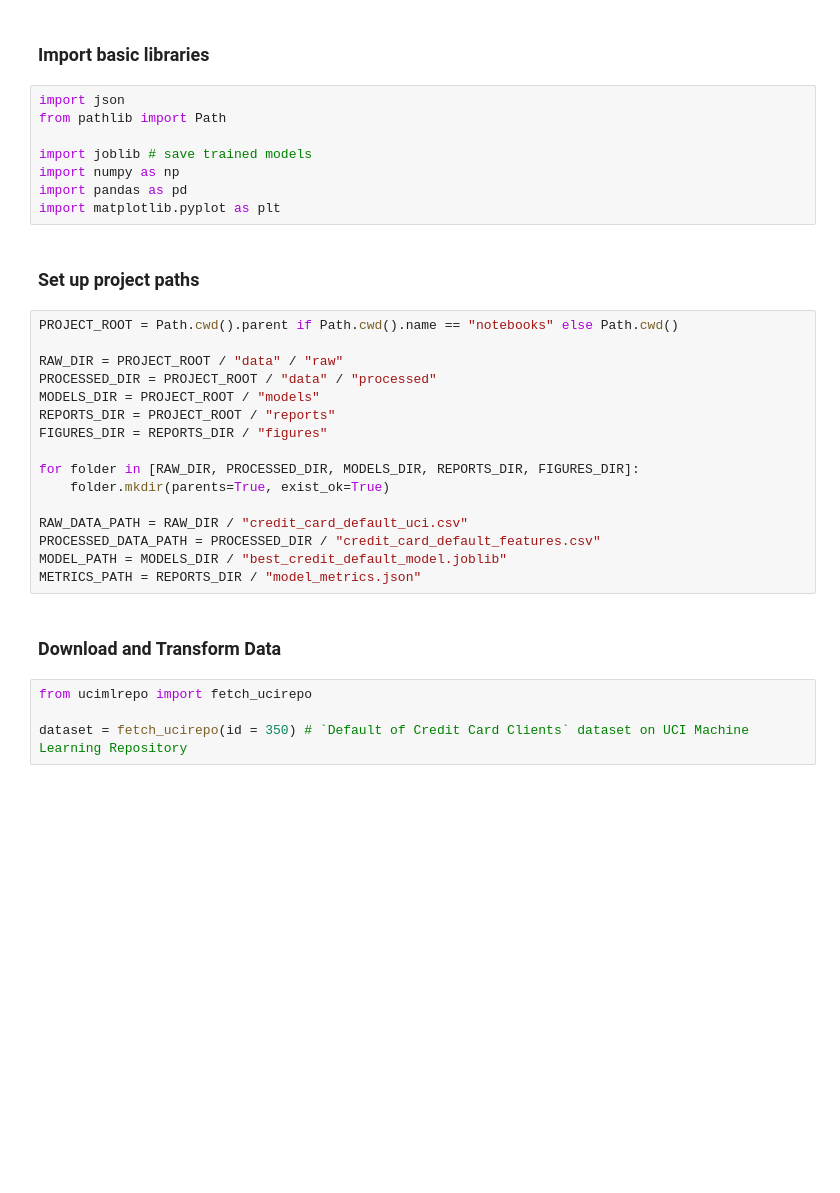
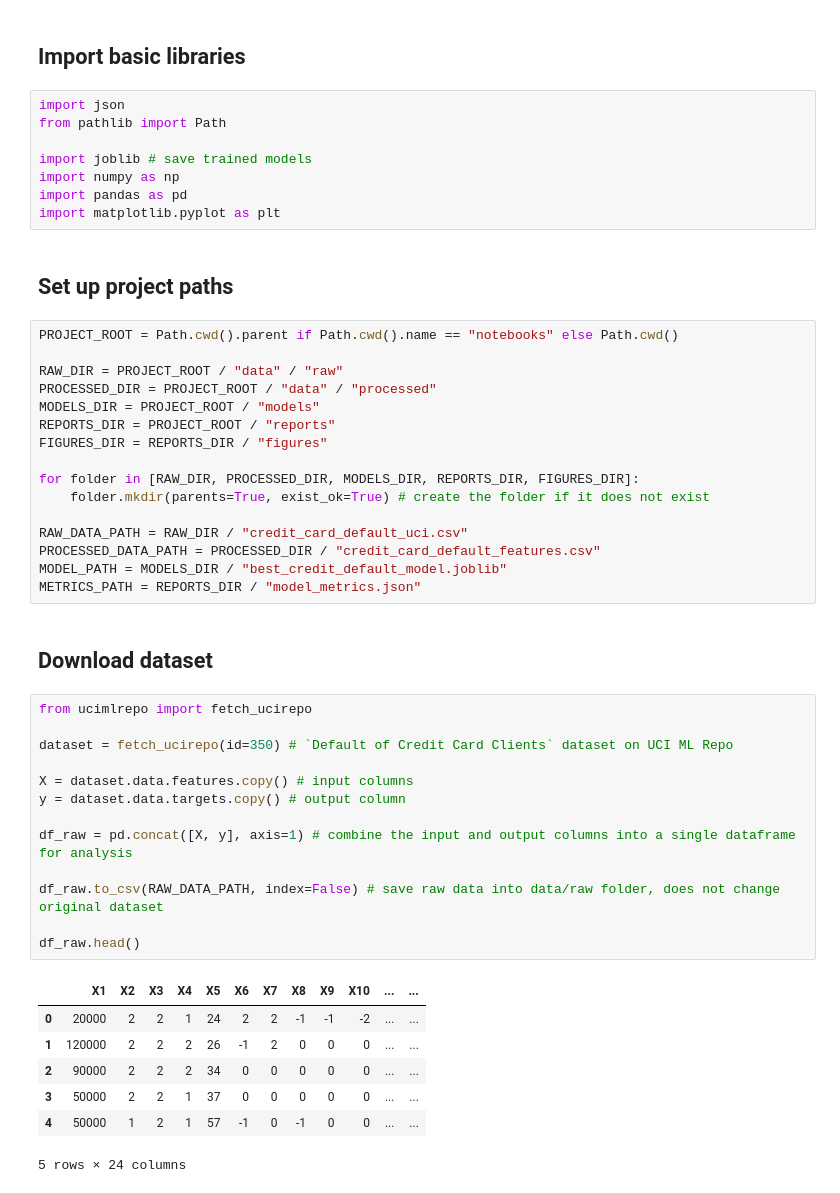
Before and after one commit to ehneh03/credit-card-default-risk, a Jupyter notebook: notebooks/01_credit_default_risk_walkthrough.ipynb, the cells around one changed output. Saved outputs shown, nothing was run; the diff lists cells and outputs as text; blank space fills up the shorter version.

```diff
--- a/notebooks/01_credit_default_risk_walkthrough.ipynb
+++ b/notebooks/01_credit_default_risk_walkthrough.ipynb
@@ -23,5 +22,5 @@ Note: you may need to restart the kernel to use updated packages.
 # %% [markdown]
-### Import basic libraries
+## Import basic libraries
 # %%
 import json
 from pathlib import Path
@@ -31,7 +30,7 @@ import numpy as np
 import pandas as pd
 import matplotlib.pyplot as plt
 # %% [markdown]
-### Set up project paths
+## Set up project paths
 # %%
 PROJECT_ROOT = Path.cwd().parent if Path.cwd().name == "notebooks" else Path.cwd()
 
@@ -42,15 +41,32 @@ REPORTS_DIR = PROJECT_ROOT / "reports"
 FIGURES_DIR = REPORTS_DIR / "figures"
 
 for folder in [RAW_DIR, PROCESSED_DIR, MODELS_DIR, REPORTS_DIR, FIGURES_DIR]:
-    folder.mkdir(parents=True, exist_ok=True)
+    folder.mkdir(parents=True, exist_ok=True) # create the folder if it does not exist
 
 RAW_DATA_PATH = RAW_DIR / "credit_card_default_uci.csv"
 PROCESSED_DATA_PATH = PROCESSED_DIR / "credit_card_default_features.csv"
 MODEL_PATH = MODELS_DIR / "best_credit_default_model.joblib"
 METRICS_PATH = REPORTS_DIR / "model_metrics.json"
 # %% [markdown]
-### Download and Transform Data
+## Download dataset
 # %%
 from ucimlrepo import fetch_ucirepo
 
-dataset = fetch_ucirepo(id = 350) # `Default of Credit Card Clients` dataset on UCI Machine Learning Repository
+dataset = fetch_ucirepo(id=350) # `Default of Credit Card Clients` dataset on UCI ML Repo
+
+X = dataset.data.features.copy() # input columns
+y = dataset.data.targets.copy() # output column
+
+df_raw = pd.concat([X, y], axis=1) # combine the input and output columns into a single dataframe for analysis
+
+df_raw.to_csv(RAW_DATA_PATH, index=False) # save raw data into data/raw folder, does not change original dataset
+
+df_raw.head()
+# %% [output]
+|  | X1 | X2 | X3 | X4 | X5 | X6 | X7 | X8 | X9 | X10 | ... | ... |
+| 0 | 20000 | 2 | 2 | 1 | 24 | 2 | 2 | -1 | -1 | -2 | ... | ... |
+| 1 | 120000 | 2 | 2 | 2 | 26 | -1 | 2 | 0 | 0 | 0 | ... | ... |
+| 2 | 90000 | 2 | 2 | 2 | 34 | 0 | 0 | 0 | 0 | 0 | ... | ... |
+| 3 | 50000 | 2 | 2 | 1 | 37 | 0 | 0 | 0 | 0 | 0 | ... | ... |
+| 4 | 50000 | 1 | 2 | 1 | 57 | -1 | 0 | -1 | 0 | 0 | ... | ... |
+5 rows × 24 columns
```
Also changed, not shown: parts of 22 cells of this notebook, 2 other files.
